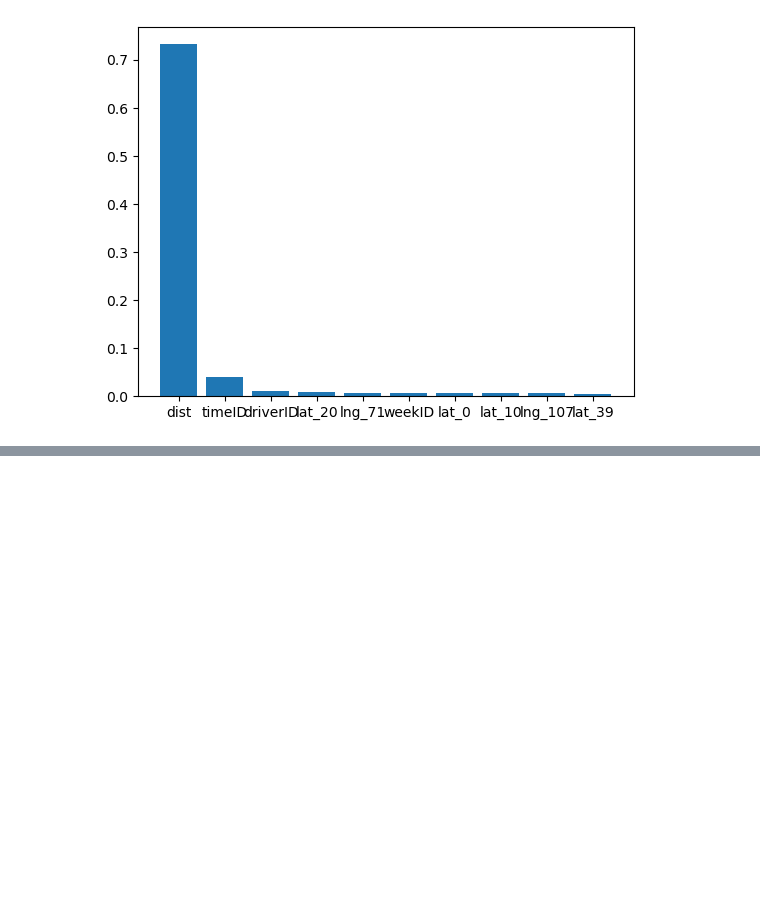
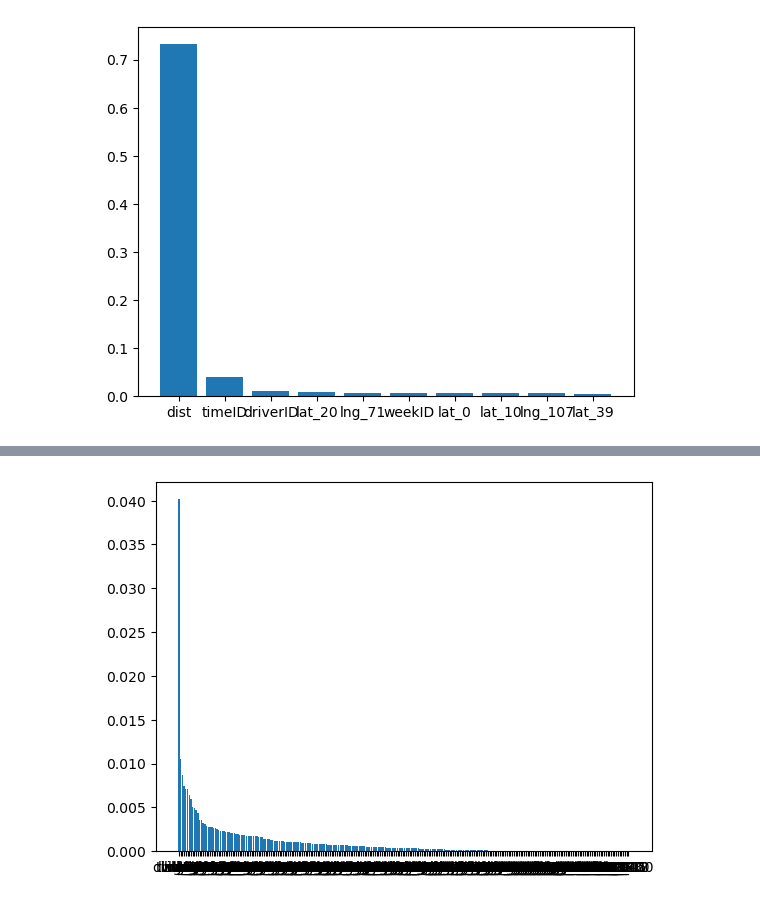
Before and after one commit to zackAemmer/generalizable_travel_times, a Jupyter notebook: src/04_explore_results.ipynb, the cells around one changed output, grey strips where cells are left out. Saved outputs shown, nothing was run; the diff lists cells and outputs as text; code cells hidden in the pictures; blank space fills up the shorter version.

```diff
--- a/src/04_explore_results.ipynb
+++ b/src/04_explore_results.ipynb
@@ -211,0 +219,7 @@ plt.savefig("../plots/kcm_gbdt_importances.png", dpi=1800, bbox_inches='tight')
+# %%
+# Plot importances
+fig, ax = plt.subplots(1,1)
+plt.bar(kcm_features_sorted[1:], kcm_importances_sorted[1:])
+plt.savefig("../plots/kcm_gbdt_non_dist_importances.png", dpi=1800, bbox_inches='tight')
+# %% [output]
+[figure, added]
```
Also changed, not shown: parts of 1 cell of this notebook, 3 other files.
